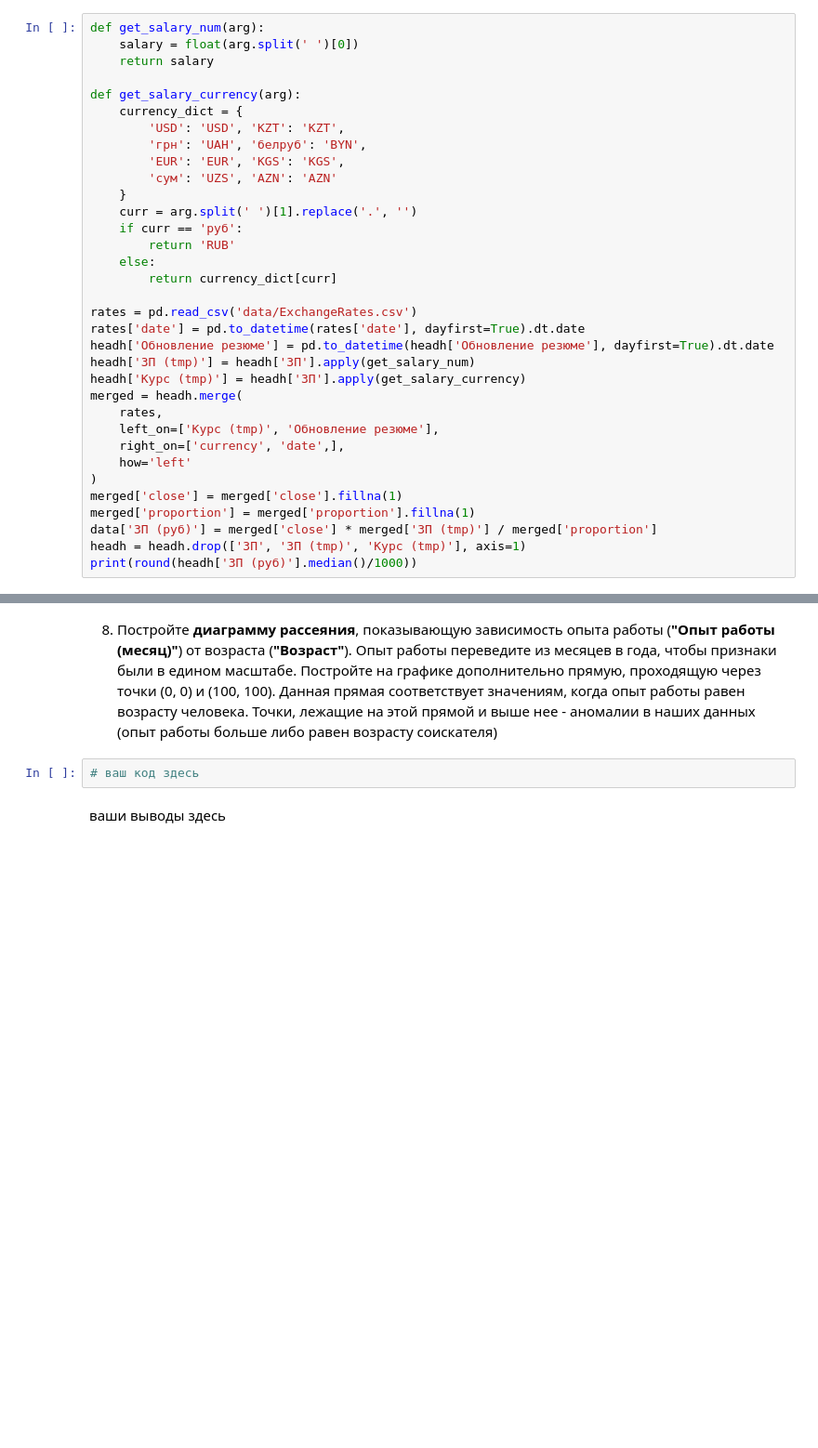
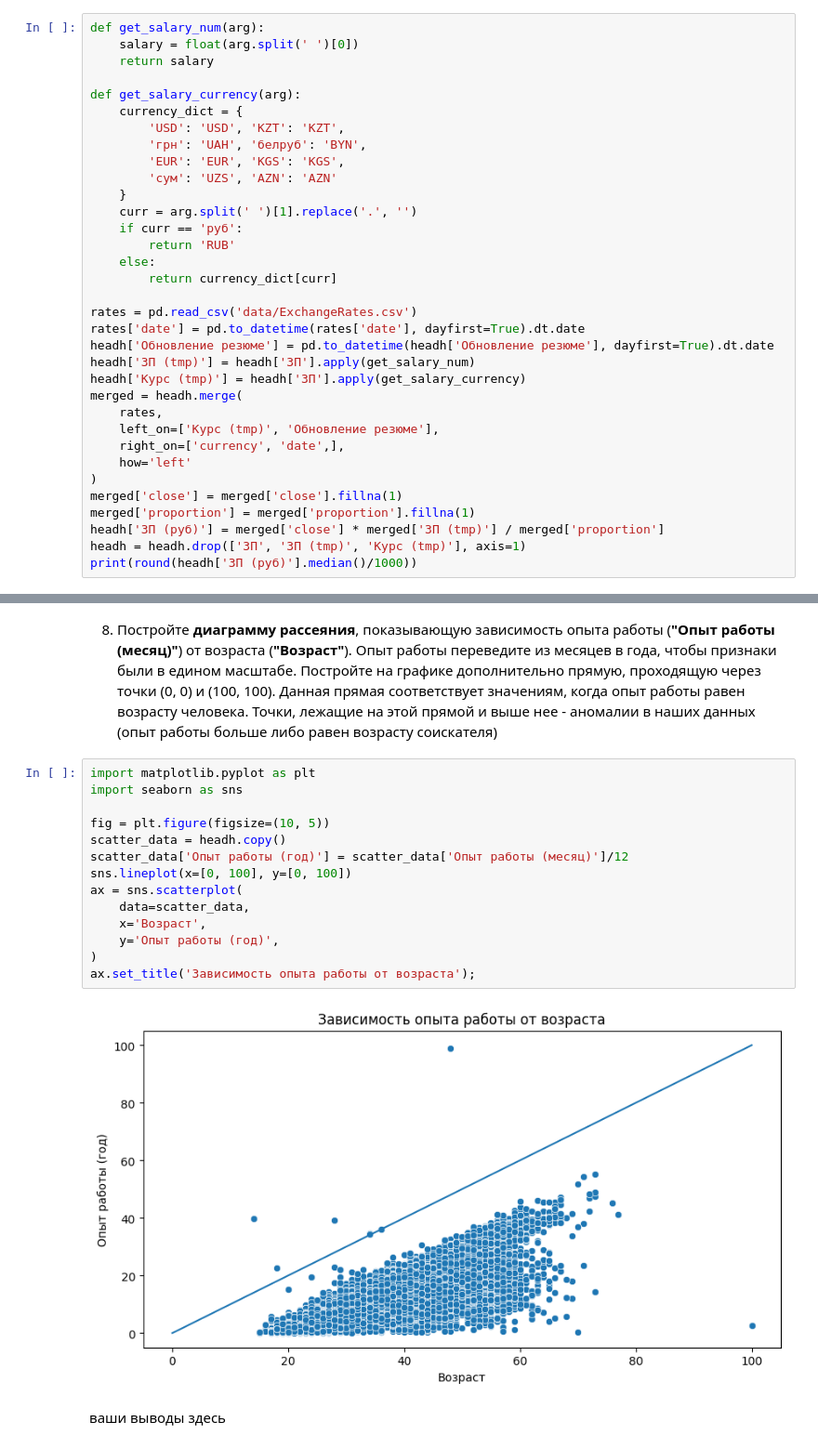
Before and after one commit to Alevtina529/test, a Jupyter notebook: Анализ резюме от HeadHunter/Project-1. Ноутбук.ipynb, the cells around one changed output, grey strips where cells are left out. Shown at 93% size. Cells and saved outputs as stored; diff of their text form; blank space fills up the shorter version.

```diff
--- a/Анализ резюме от HeadHunter/Project-1. Ноутбук.ipynb
+++ b/Анализ резюме от HeadHunter/Project-1. Ноутбук.ipynb
@@ -394,7 +394,7 @@ merged = headh.merge(
 )
 merged['close'] = merged['close'].fillna(1)
 merged['proportion'] = merged['proportion'].fillna(1)
-data['ЗП (руб)'] = merged['close'] * merged['ЗП (tmp)'] / merged['proportion']
+headh['ЗП (руб)'] = merged['close'] * merged['ЗП (tmp)'] / merged['proportion']
 headh = headh.drop(['ЗП', 'ЗП (tmp)', 'Курс (tmp)'], axis=1)
 print(round(headh['ЗП (руб)'].median()/1000))
 # %% [output]
@@ -451,7 +534,21 @@ FileNotFoundError: [Errno 2] No such file or directory: 'data/ExchangeRates.csv'
 # %% [markdown]
 8. Постройте **диаграмму рассеяния**, показывающую зависимость опыта работы (**"Опыт работы (месяц)"**) от возраста (**"Возраст"**). Опыт работы переведите из месяцев в года, чтобы признаки были в едином масштабе. Постройте на графике дополнительно прямую, проходящую через точки (0, 0) и (100, 100). Данная прямая соответствует значениям, когда опыт работы равен возрасту человека. Точки, лежащие на этой прямой и выше нее - аномалии в наших данных (опыт работы больше либо равен возрасту соискателя)
 # %%
-# ваш код здесь
+import matplotlib.pyplot as plt
+import seaborn as sns
+
+fig = plt.figure(figsize=(10, 5))
+scatter_data = headh.copy()
+scatter_data['Опыт работы (год)'] = scatter_data['Опыт работы (месяц)']/12
+sns.lineplot(x=[0, 100], y=[0, 100])
+ax = sns.scatterplot(
+    data=scatter_data,
+    x='Возраст',
+    y='Опыт работы (год)',
+)
+ax.set_title('Зависимость опыта работы от возраста');
+# %% [output]
+[figure, added]
 # %% [markdown]
 ваши выводы здесь
 # %% [markdown]
```
Also changed, not shown: parts of 12 cells of this notebook.
